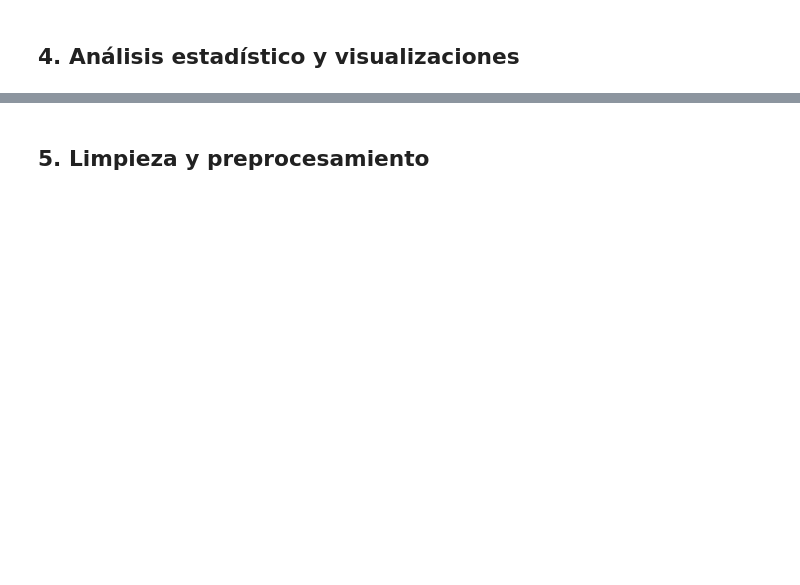
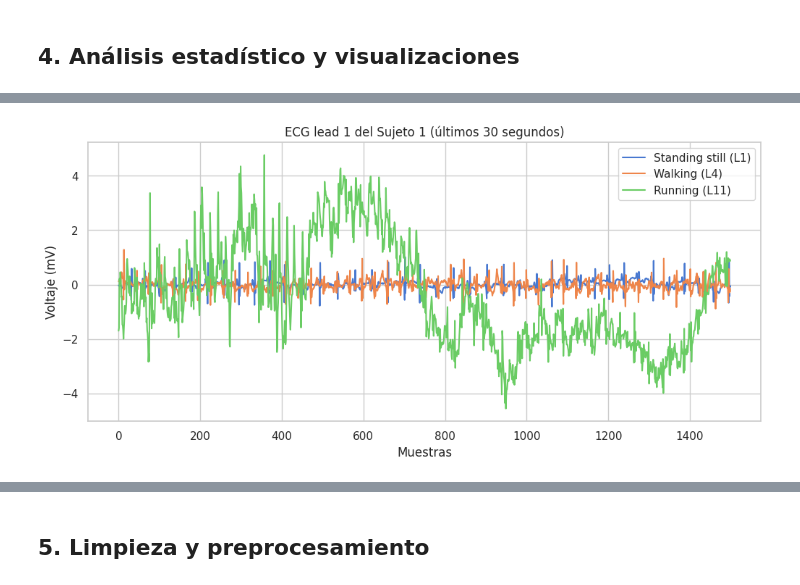
Before and after one commit to rafakt312/Taller-de-Ciencia-de-datos-Taller1, a Jupyter notebook: mHealth_eda.ipynb, the cells around one changed output, grey strips where cells are left out. Drawn from its saved outputs; the diff is of its cells as text; code cells hidden in the pictures; blank space fills up the shorter version.

```diff
--- a/mHealth_eda.ipynb
+++ b/mHealth_eda.ipynb
@@ -95,0 +106,30 @@ plt.show()
+# %%
+import matplotlib.pyplot as plt
+
+# Número de muestras para 30 segundos
+muestras = 50 * 30  # 50 Hz * 30 s = 1500 muestras
+
+# Filtrar actividades del sujeto 1
+df_suj1_L1 = df[df[23] == 1]    # L1: Standing
+df_suj1_L4 = df[df[23] == 4]    # L4: Walking
+df_suj1_L11 = df[df[23] == 11]  # L11: Running
+
+# Tomar las últimas 1500 muestras
+ecg_L1 = df_suj1_L1[3].values[-muestras:]
+ecg_L4 = df_suj1_L4[3].values[-muestras:]
+ecg_L11 = df_suj1_L11[3].values[-muestras:]
+
+plt.figure(figsize=(12,5))
+
+# Graficar cada actividad
+plt.plot(range(muestras), ecg_L1, label='Standing still (L1)')
+plt.plot(range(muestras), ecg_L4, label='Walking (L4)')
+plt.plot(range(muestras), ecg_L11, label='Running (L11)')
+
+plt.title('ECG lead 1 del Sujeto 1 (últimos 30 segundos)')
+plt.xlabel('Muestras')
+plt.ylabel('Voltaje (mV)')
+plt.legend()
+plt.show()
+# %% [output]
+[figure, added]
```
Also changed, not shown: parts of 8 cells of this notebook.
